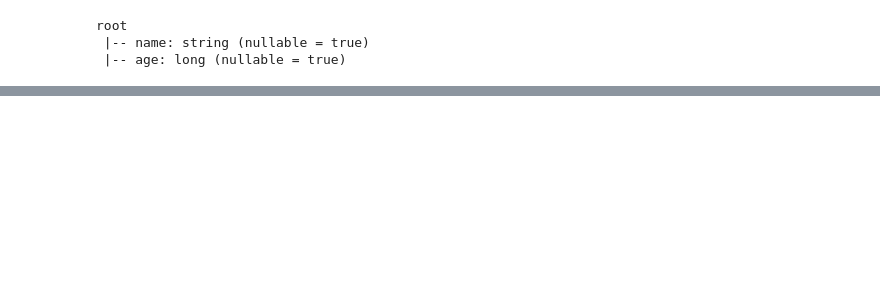
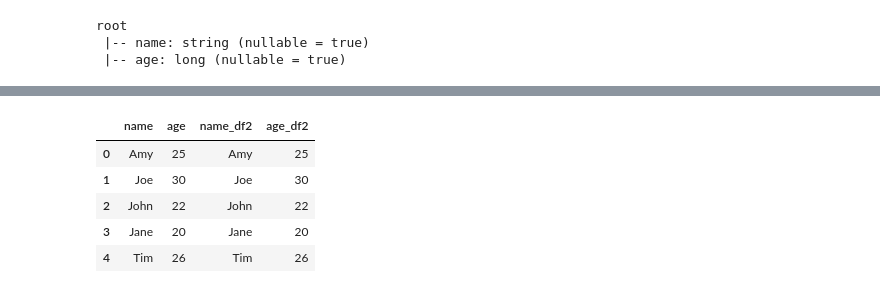
Before and after one commit to psinthong/AFrame, a Jupyter notebook: PySpark VS. PandasDF.ipynb, the cells around one changed output, grey strips where cells are left out. Drawn from its saved outputs; the diff is of its cells as text; code cells hidden in the pictures; blank space fills up the shorter version.

```diff
--- a/PySpark VS. PandasDF.ipynb
+++ b/PySpark VS. PandasDF.ipynb
@@ -105,0 +142,11 @@ Name: name, dtype: object
+# %%
+pandas_df1 = pandasDF
+pandas_df2 = pandasDF
+pandas_df1.join(pandas_df2, rsuffix="_df2")
+# %% [output]
+|  | name | age | name_df2 | age_df2 |
+| 0 | Amy | 25 | Amy | 25 |
+| 1 | Joe | 30 | Joe | 30 |
+| 2 | John | 22 | John | 22 |
+| 3 | Jane | 20 | Jane | 20 |
+| 4 | Tim | 26 | Tim | 26 |
```
Also changed, not shown: parts of 24 cells of this notebook, 8 other files.
